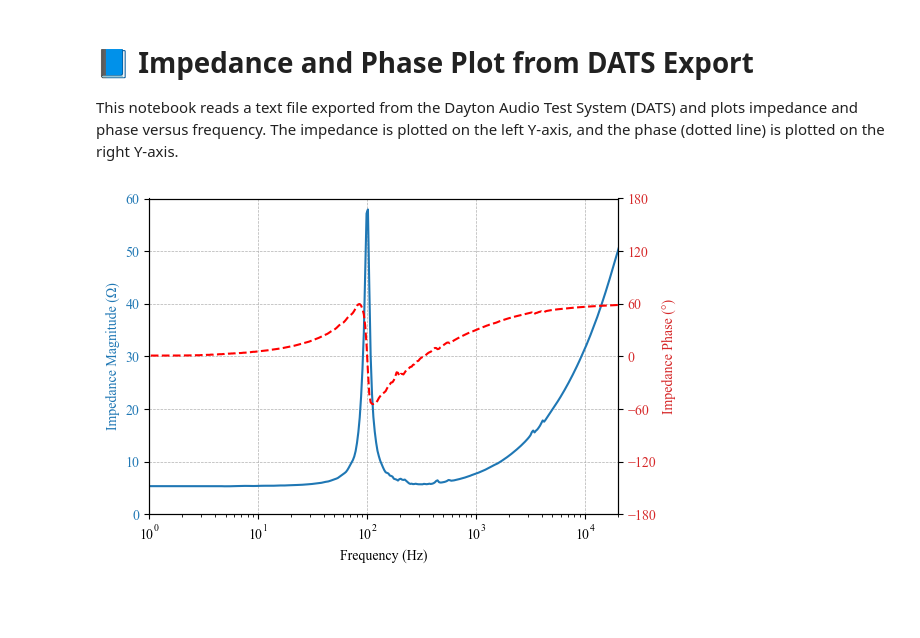
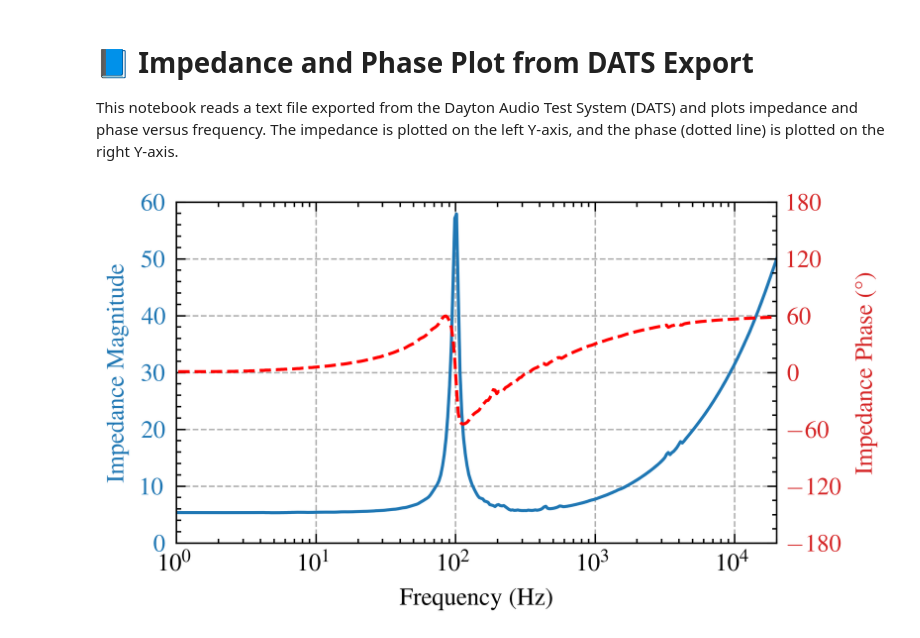
Before and after one commit to davisonaudio/HaptiCouplerNotebooks, a Jupyter notebook: impedance_phase_plot.ipynb, the cells around one changed output. Drawn from its saved outputs; the diff is of its cells as text; code cells hidden in the pictures; blank space fills up the shorter version.

Commit message:
Added tube plots, switched impedance plot to IEEE styling

```diff
--- a/impedance_phase_plot.ipynb
+++ b/impedance_phase_plot.ipynb
@@ -40,39 +41,39 @@ import matplotlib as mpl
 mpl.rcParams['font.family'] = 'Times New Roman'
 
 # Create figure and axis
-fig, ax1 = plt.subplots(figsize=(6, 4))
+fig, ax1 = plt.subplots(figsize=(3.5, 2))
 
 # Plot impedance
 ax1.set_xlabel('Frequency (Hz)')
-ax1.set_ylabel('Impedance Magnitude (Ω)', color='tab:blue')
+ax1.set_ylabel('Impedance Magnitude', color='tab:blue')
 ax1.set_xscale('log')  # Set x-axis to logarithmic scale
 ax1.plot(frequencies, impedances, color='tab:blue', label='Impedance')
 ax1.tick_params(axis='y', labelcolor='tab:blue')
 ax1.yaxis.set_major_locator(plt.MaxNLocator(6))
 ax1.set_ylim([0,60])
 ax1.set_xlim([1,20000])
 
 plt.grid(True, which='major',axis='both', linestyle='--', linewidth=0.5)
 
 
 # Plot phase on secondary axis
 ax2 = ax1.twinx()
 ax2.set_ylabel('Impedance Phase (°)', color='tab:red')
 ax2.plot(frequencies, phases, 'r--', label='Phase')  # Dotted red line
 ax2.tick_params(axis='y', labelcolor='tab:red')
 ax2.yaxis.set_major_locator(plt.MaxNLocator(6))
 ax2.set_ylim([-180,180])
 
 
 # Add grid and title
 #plt.title('Impedance and Phase vs Frequency')
-fig.tight_layout()
+#fig.tight_layout()
 
-
+plt.style.use(['science','ieee'])
 
 # Save the figure as EPS
-plt.savefig('outputs/impedance_phase_plot.eps', format='eps')
+plt.savefig('outputs/impedance_phase_plot_ieee.eps', format='eps')
 
 plt.show()
 # %% [output]
-[figure, old version]
+[figure, new version]
```
Also changed, not shown: parts of 1 cell of this notebook, 2 other files.
